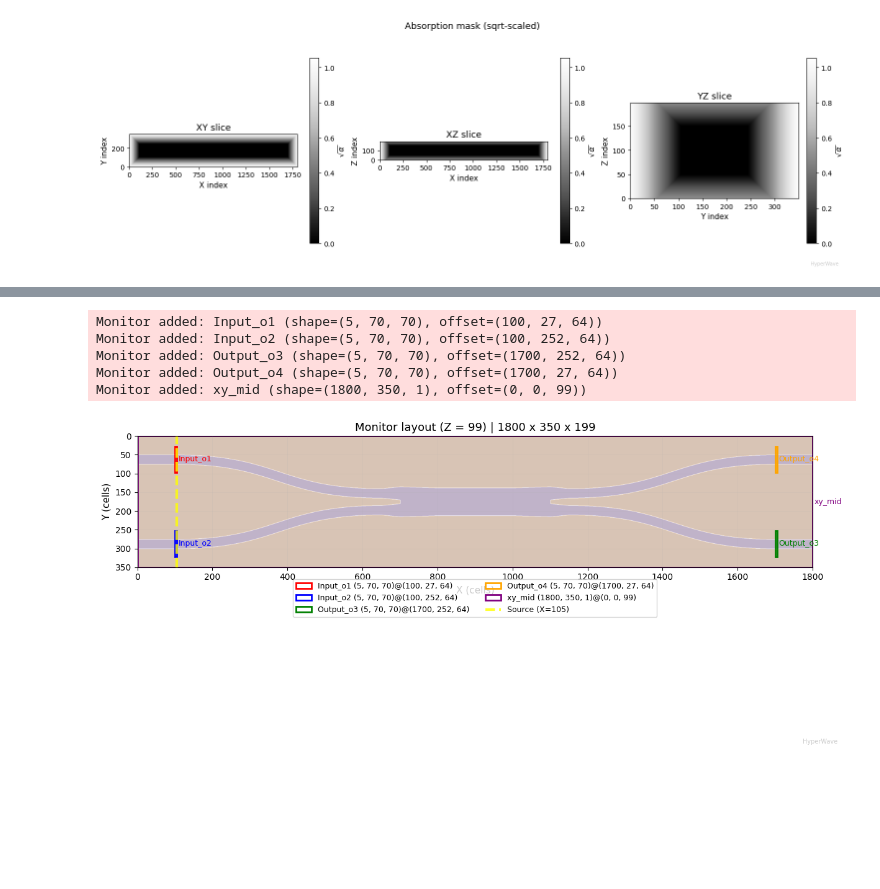
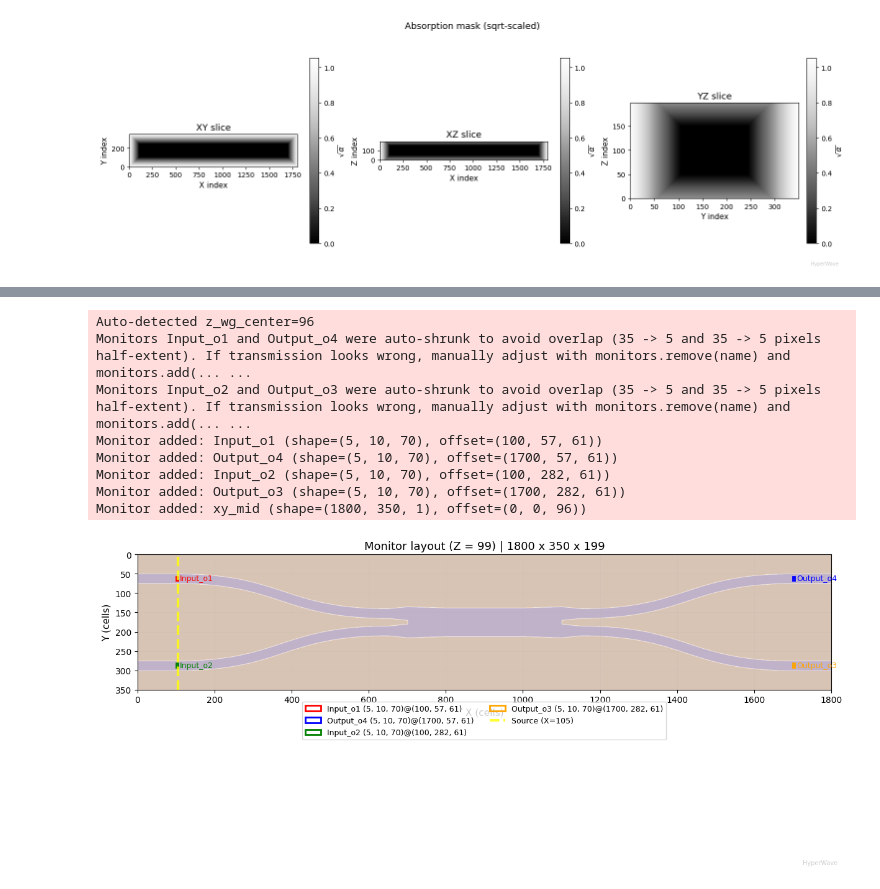
Before and after one commit to spinsphotonics/hyperwave-community, a Jupyter notebook: examples/quickstart.ipynb, the cells around one changed output, grey strips where cells are left out. Saved outputs shown, nothing was run; the diff lists cells and outputs as text; code cells hidden in the pictures; blank space fills up the shorter version.

```diff
--- a/examples/quickstart.ipynb
+++ b/examples/quickstart.ipynb
@@ -156,47 +132,30 @@ Source: shape=(1, 6, 1, 350, 199), offset=(105, 0, 0), beta=[0.19855076]
-# %%
-#
-# Place field monitors at each port. Names starting with "Input_" and
-# "Output_" are recognized by analyze_transmission.
-
-monitors = hwc.MonitorSet()
-
-y_pad_struct = PADDING[0] // 2
-bbox = device_info["bounding_box_um"]
-x_min_um, y_min_um = bbox[0], bbox[1]
-theta_res = device_info["theta_resolution_um"]
-
-MONITOR_THICKNESS = 5
-MONITOR_HALF = 35
-
-for port in gf_device.ports:
-    px_um, py_um = port.center
-    x_struct = int((px_um - x_min_um) / theta_res / 2) + PADDING[2] // 2
-    y_struct = int((py_um - y_min_um) / theta_res / 2) + y_pad_struct
-
-    label = f"Input_{port.name}" if abs(port.orientation % 360 - 180) < 1 else f"Output_{port.name}"
-
-    monitors.add(
-        hwc.Monitor(
-            shape=(MONITOR_THICKNESS, 2 * MONITOR_HALF, 2 * MONITOR_HALF),
-            offset=(x_struct, y_struct - MONITOR_HALF, z_wg_center - MONITOR_HALF),
-        ),
-        label,
-    )
-
-# Full XY plane for field visualization
-monitors.add(hwc.Monitor(shape=(Lx, Ly, 1), offset=(0, 0, z_wg_center)), "xy_mid")
-
-hwc.plot_monitor_layout(
-    structure.permittivity, monitors,
-    axis="z", position=z_wg_center, source_position=source_pos_x,
-)
-# %% [output]
-Monitor added: Input_o1 (shape=(5, 70, 70), offset=(100, 27, 64))
-Monitor added: Input_o2 (shape=(5, 70, 70), offset=(100, 252, 64))
-Monitor added: Output_o3 (shape=(5, 70, 70), offset=(1700, 252, 64))
-Monitor added: Output_o4 (shape=(5, 70, 70), offset=(1700, 27, 64))
-Monitor added: xy_mid (shape=(1800, 350, 1), offset=(0, 0, 99))
-[figure, removed]
+# %%
+#
+# Place field monitors at each port. The SDK reads port positions from the
+# gdsfactory component and creates appropriately sized, non-overlapping monitors.
+
+monitors = hwc.create_port_monitors(
+    component=gf_device,
+    structure=structure,
+    device_info=device_info,
+    padding=PADDING,
+    absorption_widths=abs_widths,
+)
+
+hwc.plot_monitor_layout(
+    structure.permittivity, monitors,
+    axis="z", position=z_wg_center, source_position=abs_widths[0],
+)
+# %% [output]
+Auto-detected z_wg_center=96
+Monitors Input_o1 and Output_o4 were auto-shrunk to avoid overlap (35 -> 5 and 35 -> 5 pixels half-extent). If transmission looks wrong, manually adjust with monitors.remove(name) and monitors.add(... ...
+Monitors Input_o2 and Output_o3 were auto-shrunk to avoid overlap (35 -> 5 and 35 -> 5 pixels half-extent). If transmission looks wrong, manually adjust with monitors.remove(name) and monitors.add(... ...
+Monitor added: Input_o1 (shape=(5, 10, 70), offset=(100, 57, 61))
+Monitor added: Output_o4 (shape=(5, 10, 70), offset=(1700, 57, 61))
+Monitor added: Input_o2 (shape=(5, 10, 70), offset=(100, 282, 61))
+Monitor added: Output_o3 (shape=(5, 10, 70), offset=(1700, 282, 61))
+Monitor added: xy_mid (shape=(1800, 350, 1), offset=(0, 0, 96))
+[figure, added]
 # %%
 #
 # Configure your API key and run the simulation on cloud GPU.
```
Also changed, not shown: parts of 7 cells of this notebook, 1 other file.
